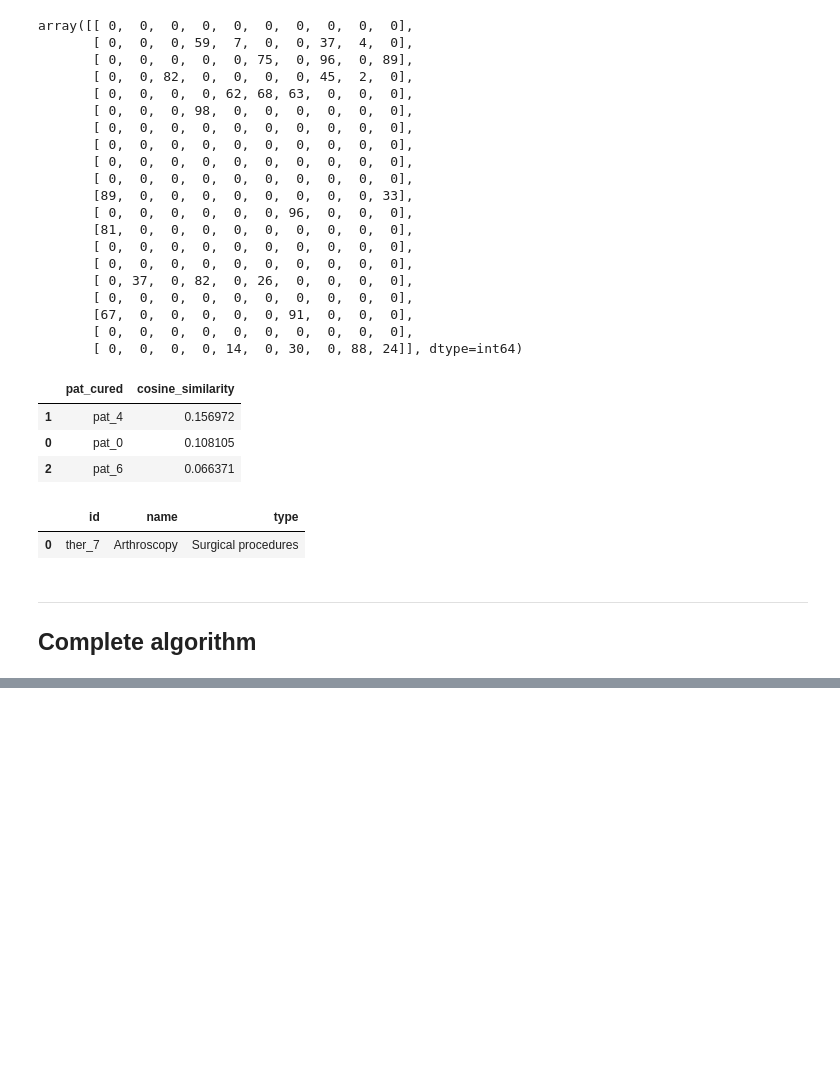
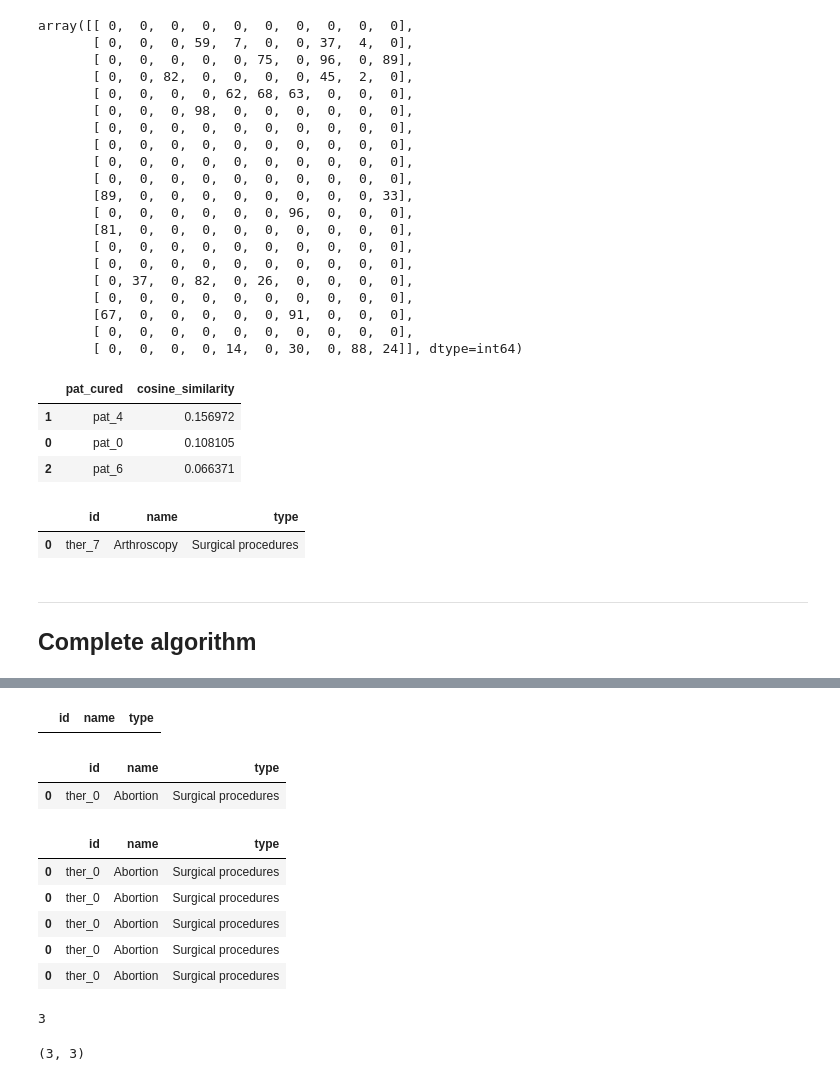
Before and after one commit to elypaolazz/DataMining-Project, a Jupyter notebook: src/collaborative_filtering/test_little_data.ipynb, the cells around one changed output, grey strips where cells are left out. Saved outputs shown, nothing was run; the diff lists cells and outputs as text; code cells hidden in the pictures; blank space fills up the shorter version.

```diff
--- a/src/collaborative_filtering/test_little_data.ipynb
+++ b/src/collaborative_filtering/test_little_data.ipynb
@@ -190,0 +246,31 @@ reccomended_ther
+# %%
+reccomended_ther
+# %% [output]
+|  | id | name | type |
+# %%
+ther = therapies_df[therapies_df.id == "ther_0"]
+ther
+# %% [output]
+|  | id | name | type |
+| 0 | ther_0 | Abortion | Surgical procedures |
+# %%
+import warnings
+warnings.filterwarnings('ignore')
+
+reccomended_ther =reccomended_ther.append(ther)
+reccomended_ther
+# %% [output]
+|  | id | name | type |
+| 0 | ther_0 | Abortion | Surgical procedures |
+| 0 | ther_0 | Abortion | Surgical procedures |
+| 0 | ther_0 | Abortion | Surgical procedures |
+| 0 | ther_0 | Abortion | Surgical procedures |
+| 0 | ther_0 | Abortion | Surgical procedures |
+# %%
+len(reccomended_ther)
+# %% [output]
+3
+# %%
+reccomended_ther.shape
+# %% [output]
+(3, 3)
```
Also changed, not shown: parts of 12 cells of this notebook, 6 other files.
